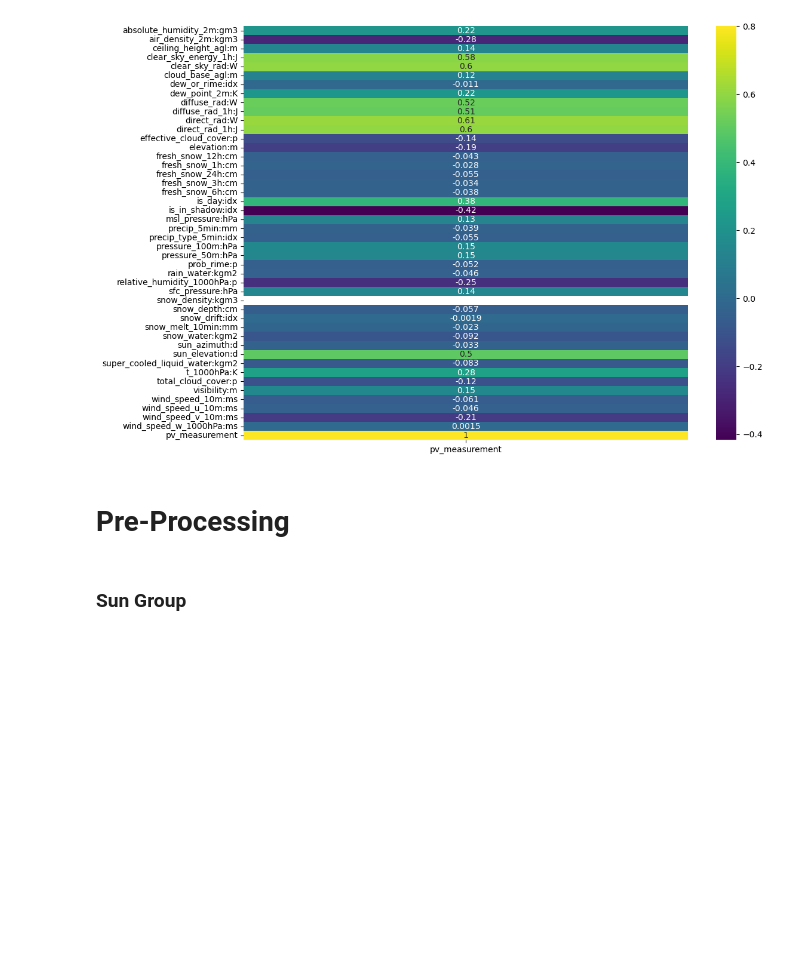
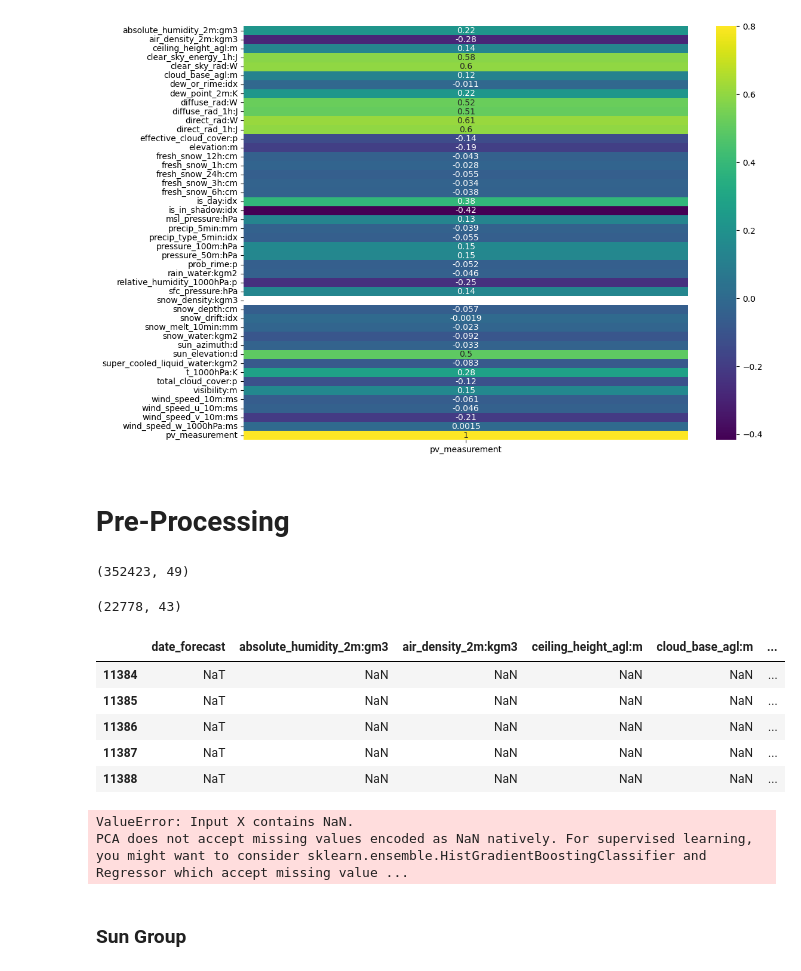
Before and after one commit to CristianoGambirasio/MLProjectNTNU, a Jupyter notebook: data_exploration.ipynb, the cells around one changed output. Drawn from its saved outputs; the diff is of its cells as text; code cells hidden in the pictures; blank space fills up the shorter version.

```diff
--- a/data_exploration.ipynb
+++ b/data_exploration.ipynb
@@ -402,0 +588,26 @@ all_data_pca = all_data.copy()
+# %%
+# TODO: remove this!!! just for testing
+all_data_pca = all_data_pca.dropna(axis=1)
+# %%
+all_data.shape
+# %% [output]
+(352423, 49)
+# %%
+all_data_pca.shape
+# %% [output]
+(22778, 43)
+# %%
+all_data_pca.tail()
+# %% [output]
+|  | date_forecast | absolute_humidity_2m:gm3 | air_density_2m:kgm3 | ceiling_height_agl:m | cloud_base_agl:m | ... |
+| 11384 | NaT | NaN | NaN | NaN | NaN | ... |
+| 11385 | NaT | NaN | NaN | NaN | NaN | ... |
+| 11386 | NaT | NaN | NaN | NaN | NaN | ... |
+| 11387 | NaT | NaN | NaN | NaN | NaN | ... |
+| 11388 | NaT | NaN | NaN | NaN | NaN | ... |
+# %%
+for group, name, n in zip(all_groups, all_groups_names, n_pca):
+    all_data_pca, scalers = pca_analysis(all_data_pca, group, name, n, scalers)
+# %% [output]
+ValueError: Input X contains NaN.
+PCA does not accept missing values encoded as NaN natively. For supervised learning, you might want to consider sklearn.ensemble.HistGradientBoostingClassifier and Regressor which accept missing value ...
```
Also changed, not shown: parts of 50 cells of this notebook.
